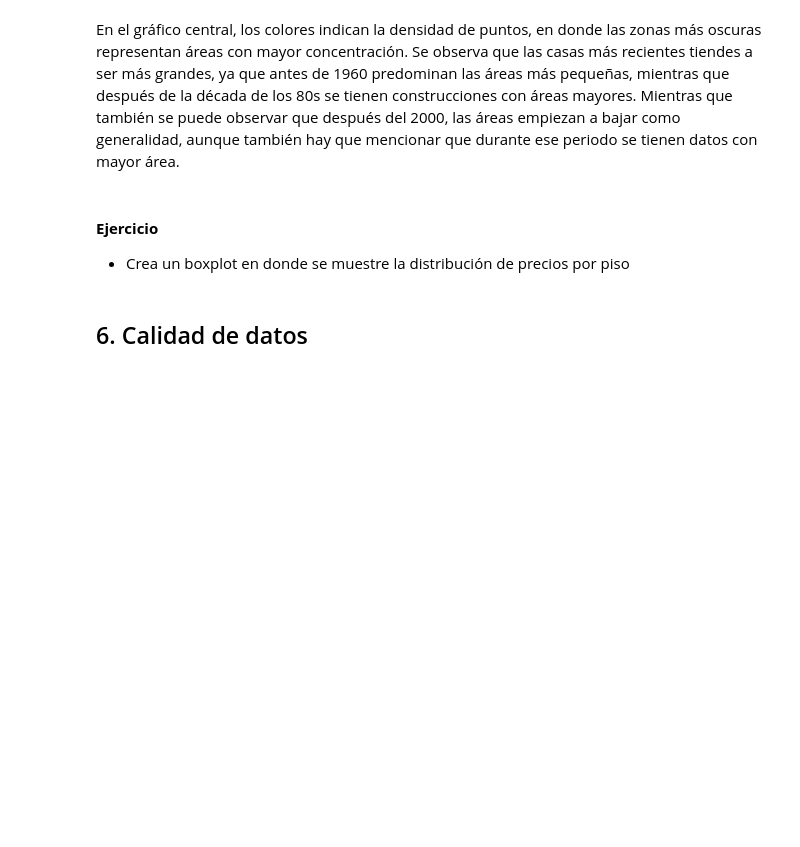
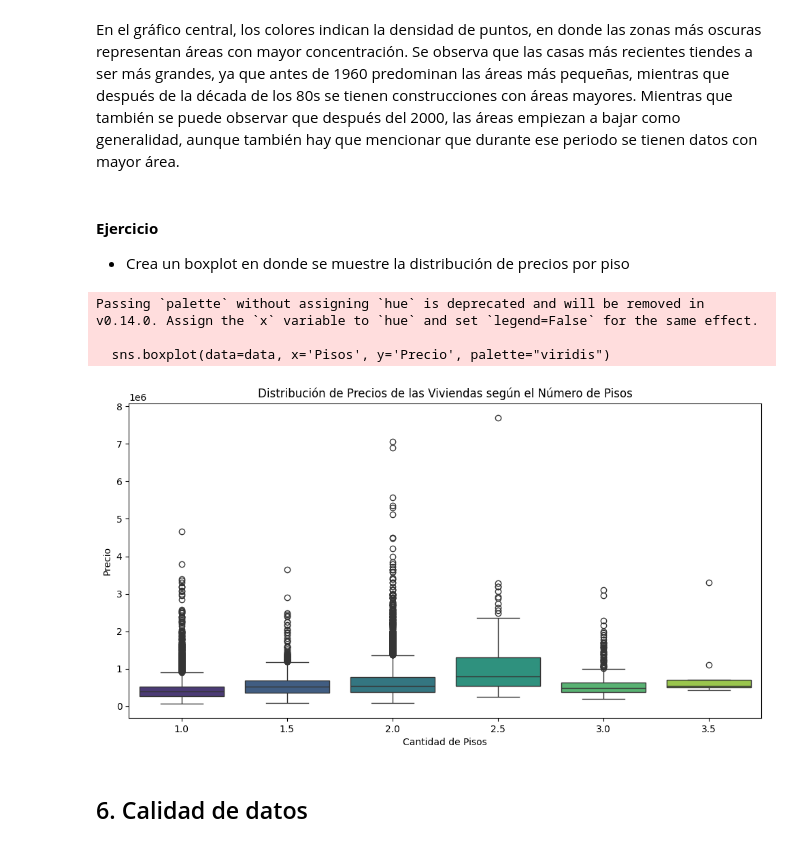
Before and after one commit to Kazzu00/MaterialDeClase-ISIS-2611, a Jupyter notebook: Prácticas/Exploración de datos/ManipulacionExploracionCalidad.ipynb, the cells around one changed output. Drawn from its saved outputs; the diff is of its cells as text; code cells hidden in the pictures; blank space fills up the shorter version.

```diff
--- a/Prácticas/Exploración de datos/ManipulacionExploracionCalidad.ipynb
+++ b/Prácticas/Exploración de datos/ManipulacionExploracionCalidad.ipynb
@@ -493,13 +703,28 @@ En el gráfico central, los colores indican la densidad de puntos, en donde las
 
 * Crea un boxplot en donde se muestre la distribución de precios por piso
 # %%
-# TODO: Función boxplot con los datos de los ejes
+# Figura para ajustar el tamaño
+plt.figure(figsize=(12, 6))
 
-# TODO: Título de la visualización
+# Función boxplot con los datos de los ejes
+sns.boxplot(data=data, x='Pisos', y='Precio', palette="viridis")
 
-# TODO: Nombre del eje X
+# Título de la visualización
+plt.title('Distribución de Precios de las Viviendas según el Número de Pisos')
 
-# TODO: Nombre del eje Y
+# Nombre del eje X
+plt.xlabel('Cantidad de Pisos')
+
+# Nombre del eje Y
+plt.ylabel('Precio')
+
+# Visualización
+plt.show()
+# %% [output]
+Passing `palette` without assigning `hue` is deprecated and will be removed in v0.14.0. Assign the `x` variable to `hue` and set `legend=False` for the same effect.
+
+  sns.boxplot(data=data, x='Pisos', y='Precio', palette="viridis")
+[figure, added]
 # %% [markdown]
 ## 6. Calidad de datos
 # %% [markdown]
```
Also changed, not shown: parts of 30 cells of this notebook.
